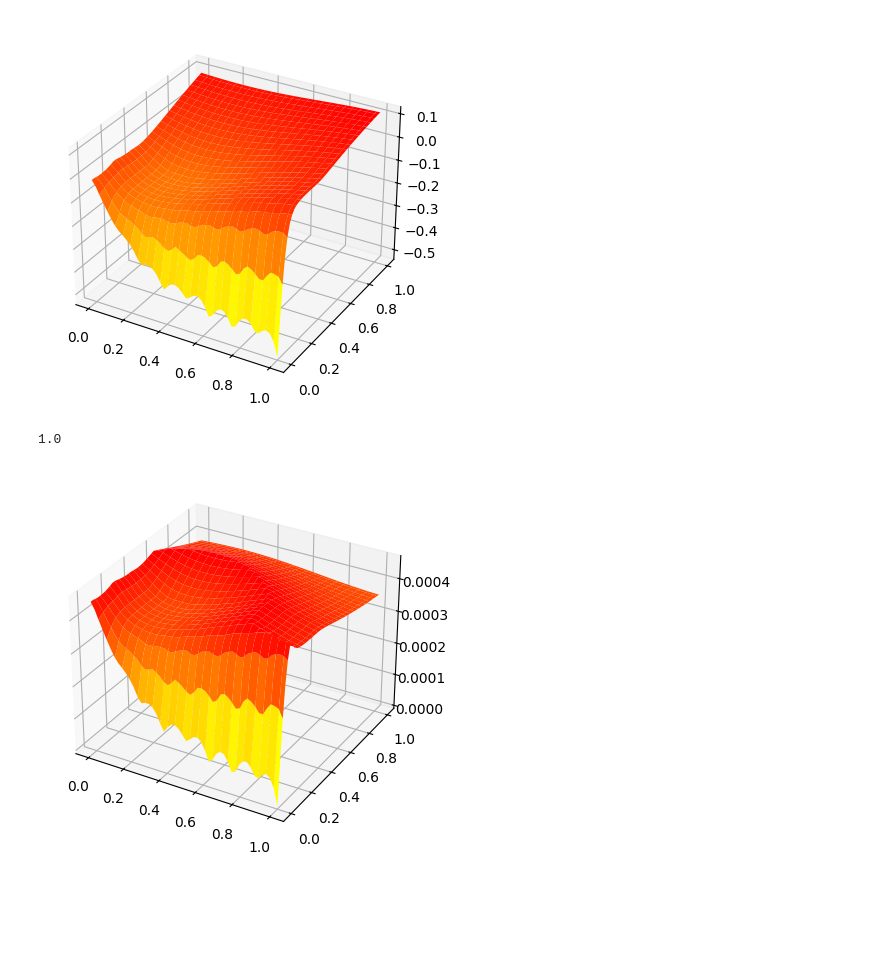
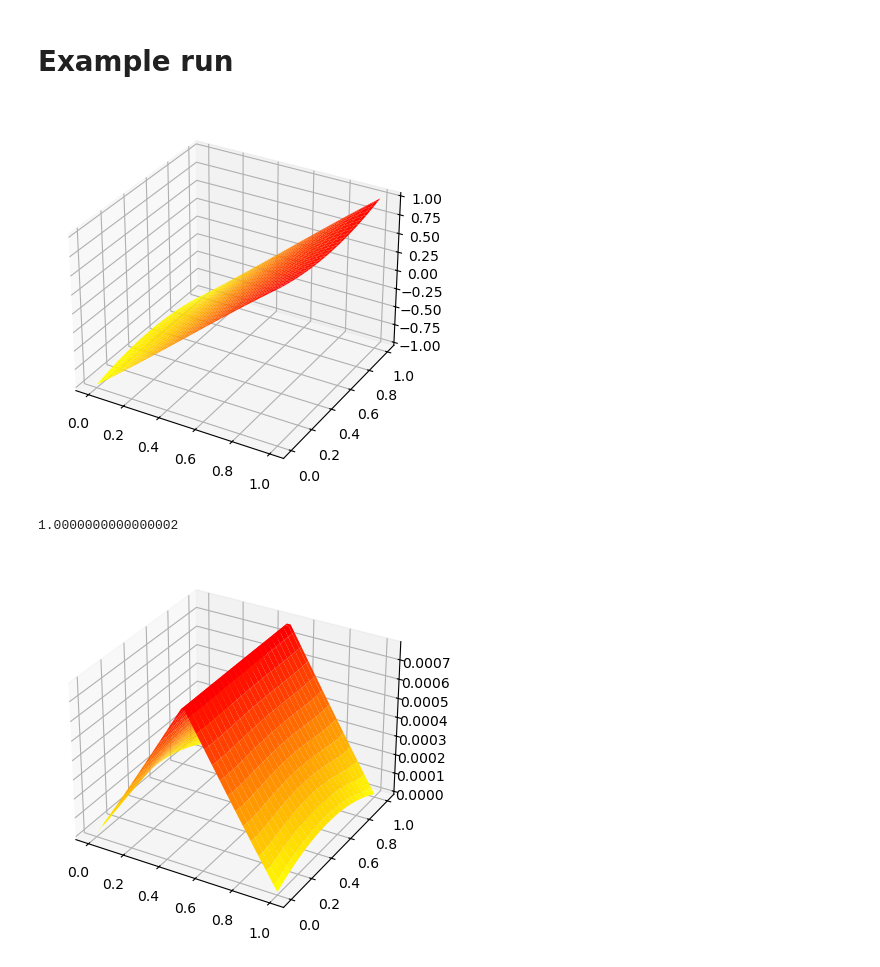
Before and after one commit to darkraisisi/sampling_hillslope_surrogate, a Jupyter notebook: exploitation.ipynb, the cells around one changed output. Saved outputs shown, nothing was run; the diff lists cells and outputs as text; code cells hidden in the pictures; blank space fills up the shorter version.

```diff
--- a/exploitation.ipynb
+++ b/exploitation.ipynb
@@ -49,7 +33,0 @@ n_samples
-# %%
-D_true, B_true = OrtogonalLatinHyperCube.sample_stack([(0, D_lim), (0, B_lim)], n_samples)
-plt.scatter(D_true, B_true)
-plt.show()
-dB_dt, dD_dt = mm.step(B_true, D_true, g, warm_up=0)
-points = np.column_stack((B_true.flatten(), D_true.flatten(), dB_dt.flatten()))
-points[:10]
@@ -115,18 +70,6 @@ def kriging_interpolation(points, grid_x, grid_y):
             interpolated_values[gx, gy] = np.dot(weights[:-1], Z)
 
     return interpolated_values
-# %%
-# Define grid
-grid_x, grid_y = np.mgrid[0:1:50j, 0:1:50j]
-# Perform Kriging interpolation
-grid_z = kriging_interpolation(points, grid_x, grid_y)
-
-fig = plt.figure()
-ax = fig.add_subplot(111, projection="3d")
-ax.plot_surface(grid_x, grid_y, grid_z, cmap="autumn_r", lw=1, rstride=2, cstride=2)
-plt.show()
-# %% [output]
-[figure, removed]
 # %%
 def create_pdf_from_grid(grid_z):
     # All negatives to positive and invert valus. This will benefit values closer to 0 (equilibrium)
@@ -140,14 +83,4 @@ def create_pdf_from_grid(grid_z):
     pdf = inverted_grid_z / np.sum(inverted_grid_z)
 
     return pdf
-# %%
-pdf = create_pdf_from_grid(grid_z)
-print(pdf.sum())
-fig = plt.figure()
-ax = fig.add_subplot(111, projection="3d")
-ax.plot_surface(grid_x, grid_y, pdf, cmap="autumn_r", lw=1, rstride=2, cstride=2)
-plt.show()
-# %% [output]
-1.0
-[figure, removed]
 # %%
@@ -190,4 +120,39 @@ def weighted_lhs_with_pdf(bounds, n_samples, pdf):
         lhs_samples[:, i] = bounds[i][0] + (bounds[i][1] - bounds[i][0]) * grid_indices[i] / pdf.shape[i]
 
     return lhs_samples
+# %% [markdown]
+# Example run
+# %%
+# Sample data points (x, y, z)
+test_points = np.array([
+    [0, 0, -1],
+    [0, 1, -1],
+
+    [0.5, 0, 0],
+    [0.5, 1, 0],
+
+    [1, 0, 1],
+    [1, 1, 1]
+])
+
+# Define grid
+grid_x, grid_y = np.mgrid[0:1:50j, 0:1:50j]
+# Perform Kriging interpolation
+grid_z = kriging_interpolation(test_points, grid_x, grid_y)
+
+fig = plt.figure()
+ax = fig.add_subplot(111, projection="3d")
+ax.plot_surface(grid_x, grid_y, grid_z, cmap="autumn_r", lw=1, rstride=2, cstride=2)
+plt.show()
+
+pdf = create_pdf_from_grid(grid_z)
+print(pdf.sum())
+fig = plt.figure()
+ax = fig.add_subplot(111, projection="3d")
+ax.plot_surface(grid_x, grid_y, pdf, cmap="autumn_r", lw=1, rstride=2, cstride=2)
+plt.show()
+# %% [output]
+[figure, added]
+1.0000000000000002
+[figure, added]
 # %%
```
Also changed, not shown: parts of 20 cells of this notebook.
